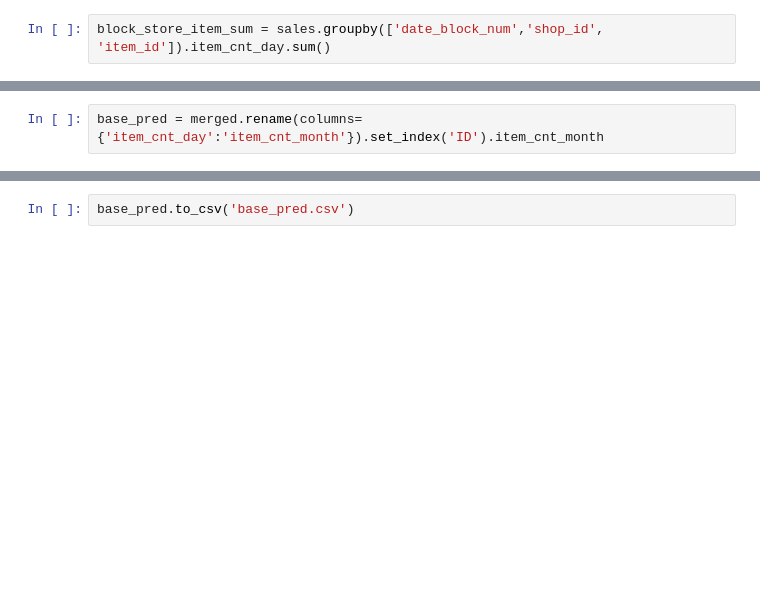
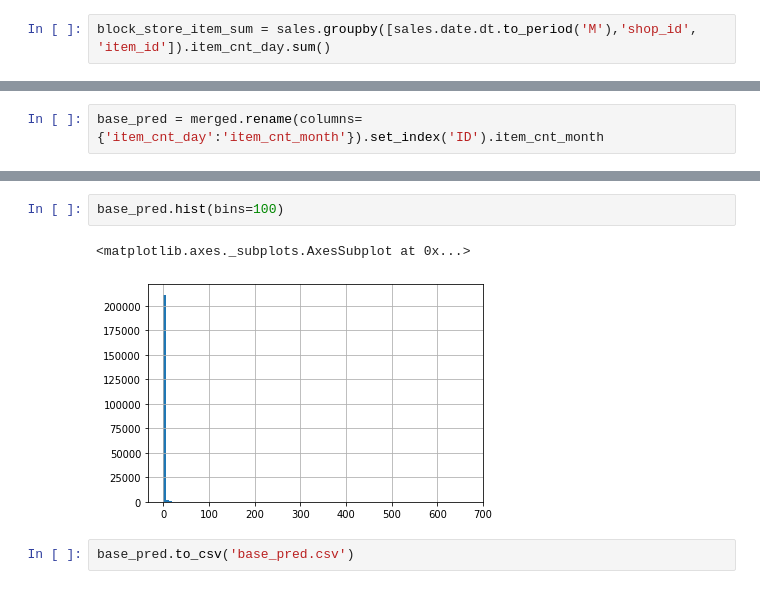
Before and after one commit to lsuazo/HowToWinKaggle, a Jupyter notebook: FinalProject/20200726_ExploratoryWork.ipynb, the cells around one changed output, grey strips where cells are left out. Saved outputs shown, nothing was run; the diff lists cells and outputs as text; blank space fills up the shorter version.

```diff
--- a/FinalProject/20200726_ExploratoryWork.ipynb
+++ b/FinalProject/20200726_ExploratoryWork.ipynb
@@ -46,2 +109,2 @@ sales
 # %%
-block_store_item_sum = sales.groupby(['date_block_num','shop_id', 'item_id']).item_cnt_day.sum()
+block_store_item_sum = sales.groupby([sales.date.dt.to_period('M'),'shop_id', 'item_id']).item_cnt_day.sum()
@@ -90,2 +167,7 @@ base_pred = merged.rename(columns={'item_cnt_day':'item_cnt_month'}).set_index('
+# %%
+base_pred.hist(bins=100)
+# %% [output]
+<matplotlib.axes._subplots.AxesSubplot at 0x...>
+[figure, added]
 # %%
 base_pred.to_csv('base_pred.csv')
```
Also changed, not shown: parts of 45 cells of this notebook, 17 other files.
